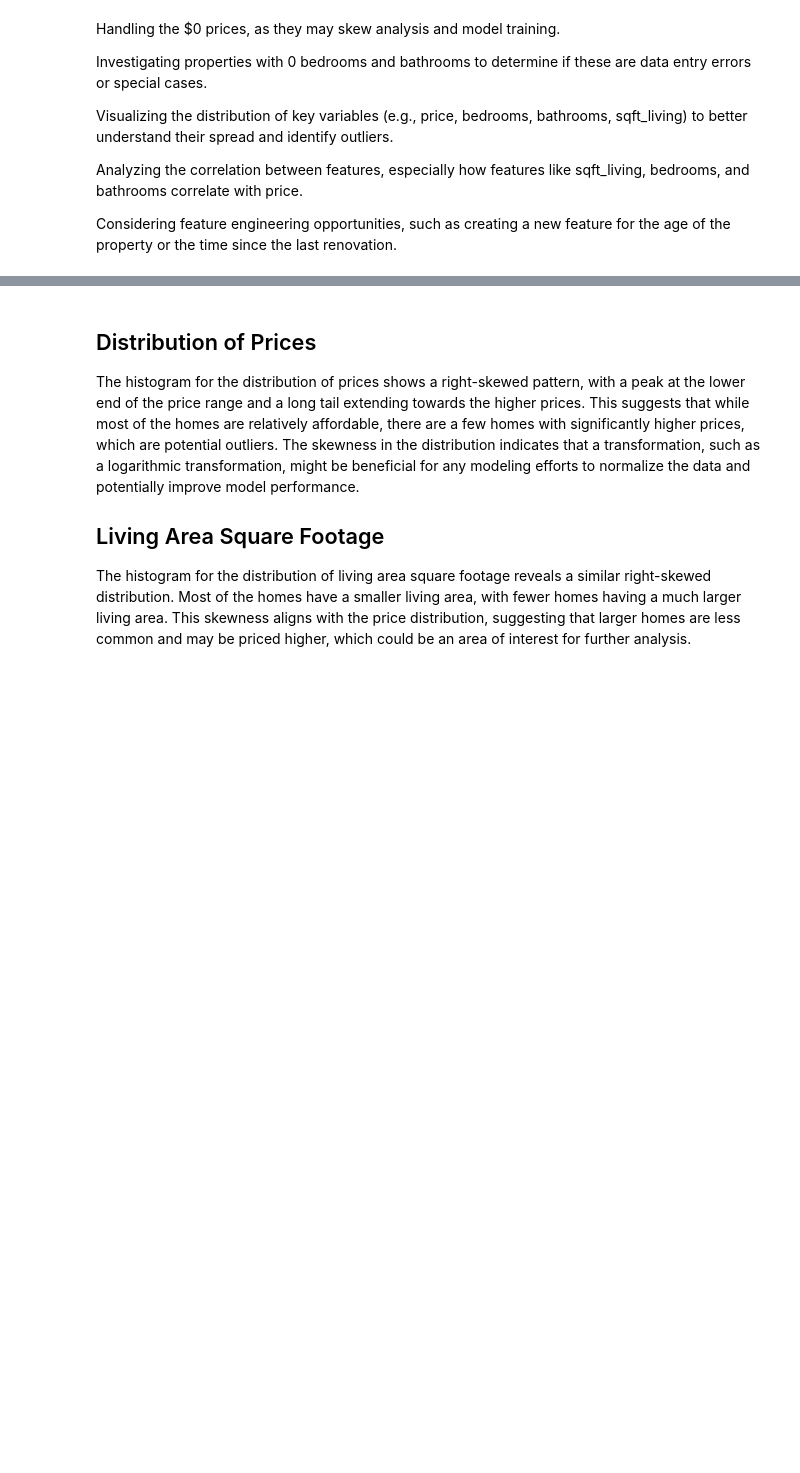
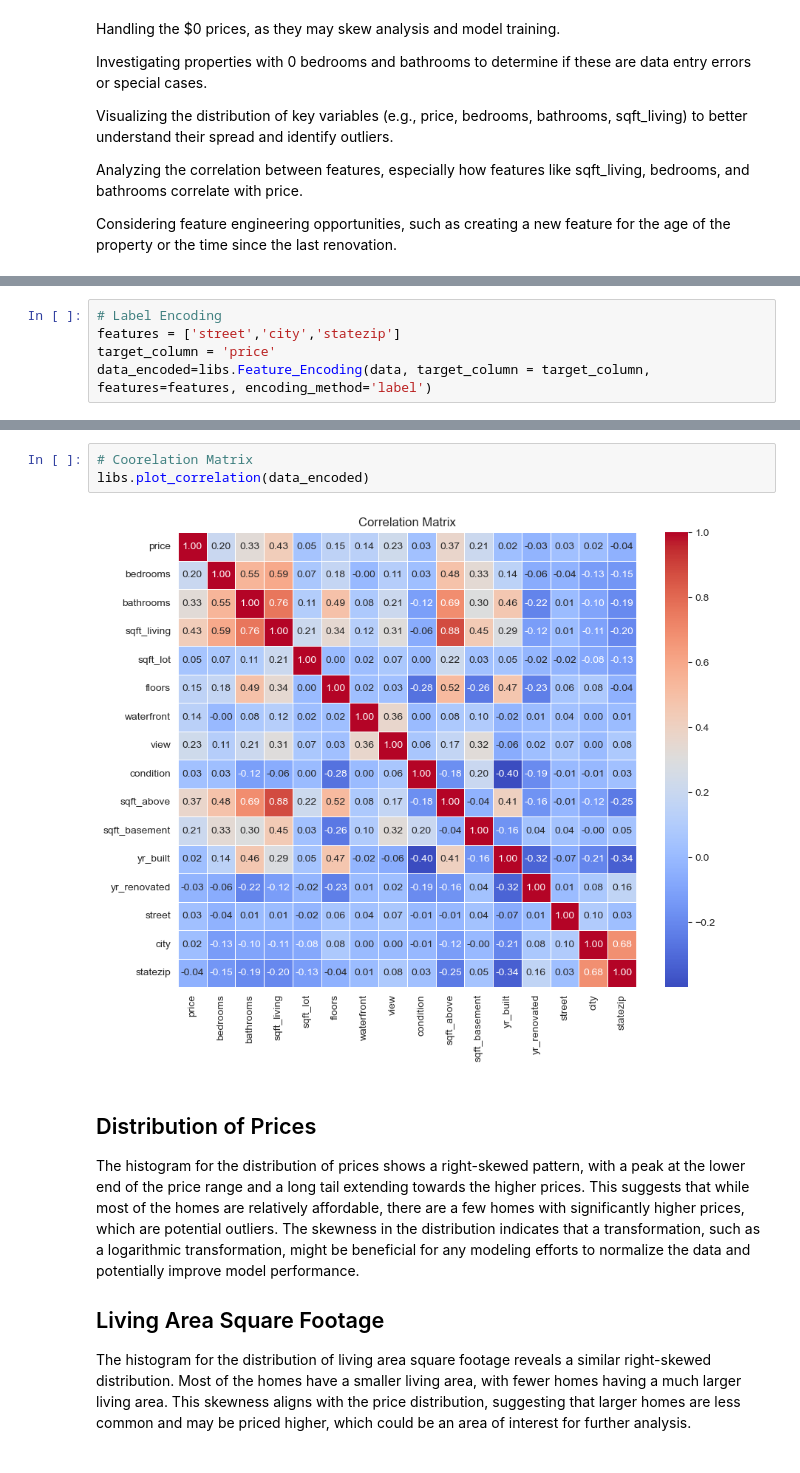
Before and after one commit to LardexTheLarge/AI-Project-2, a Jupyter notebook: real_estate.ipynb, the cells around one changed output, grey strips where cells are left out. Cells and saved outputs as stored; diff of their text form; blank space fills up the shorter version.

```diff
--- a/real_estate.ipynb
+++ b/real_estate.ipynb
@@ -139,0 +133,5 @@ plt.show()
+# %%
+# Label Encoding
+features = ['street','city','statezip']
+target_column = 'price'
+data_encoded=libs.Feature_Encoding(data, target_column = target_column, features=features, encoding_method='label')
@@ -140,3 +148,8 @@ plt.show()
+# %%
+# Coorelation Matrix
+libs.plot_correlation(data_encoded)
+# %% [output]
+[figure, added]
 # %% [markdown]
 ## Distribution of Prices
 
```
Also changed, not shown: parts of 18 cells of this notebook, 1 other file.
